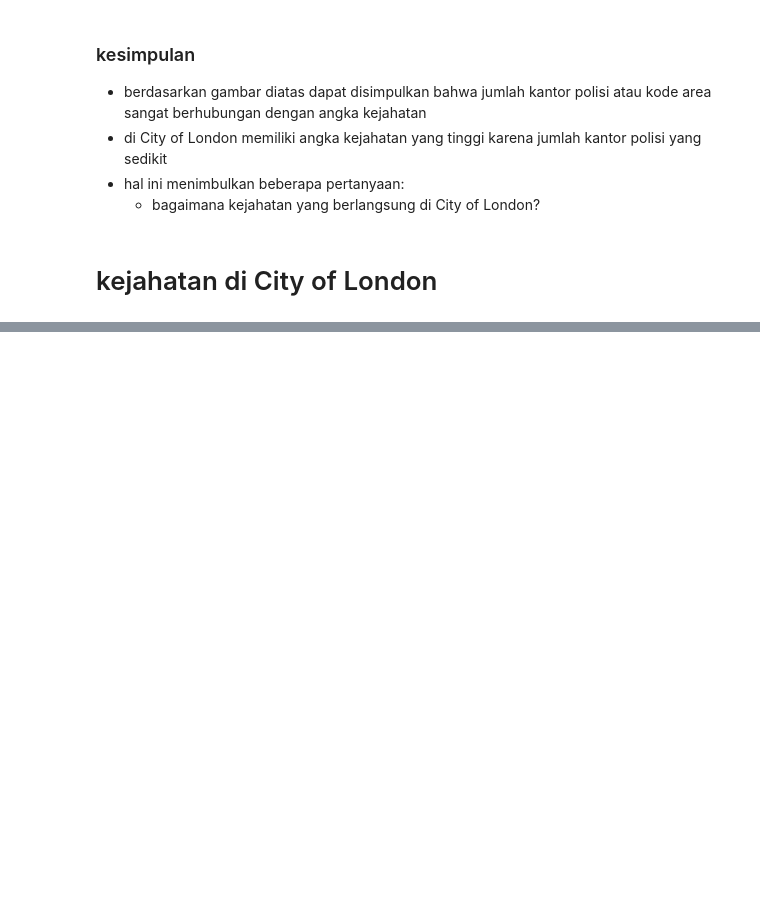
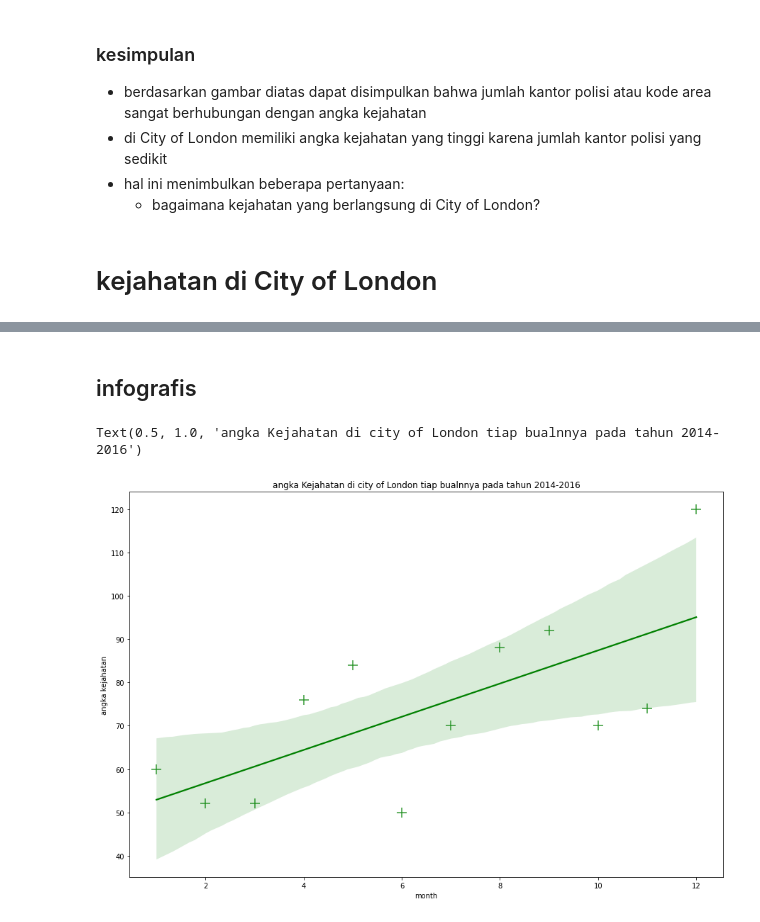
Before and after one commit to ainajefelina/Studi-Independen, a Jupyter notebook: Assignment 1/Percobaan 3/bismillah.ipynb, the cells around one changed output, grey strips where cells are left out. Cells and saved outputs as stored; diff of their text form; code cells hidden in the pictures; blank space fills up the shorter version.

```diff
--- a/Assignment 1/Percobaan 3/bismillah.ipynb
+++ b/Assignment 1/Percobaan 3/bismillah.ipynb
@@ -556,0 +608,8 @@ plt.show()
+# %%
+df_15.reset_index(inplace=True)
+df_15.set_index('borough', inplace=True)
+df_city_15=df_15.loc['City of London']
+tiap_bulan_15=df_city_15.groupby('month').sum()
+tiap_bulan_15.drop(['year'], axis=1, inplace=True)
+tiap_bulan_15.reset_index(inplace=True)
+tiap_bulan_15
@@ -556,0 +630,8 @@ plt.show()
+# %%
+df_16.reset_index(inplace=True)
+df_16.set_index('borough', inplace=True)
+df_city_16=df_16.loc['City of London']
+tiap_bulan_16=df_city_16.groupby('month').sum()
+tiap_bulan_16.drop(['year'], axis=1, inplace=True)
+tiap_bulan_16.reset_index(inplace=True)
+tiap_bulan_16
@@ -556,0 +652,7 @@ plt.show()
+# %%
+df_city_14_16=pd.DataFrame({'month':tiap_bulan_14['month'],
+                                                    '2014':tiap_bulan_14['value'],
+                                                    '2015':tiap_bulan_15['value'],
+                                                    '2016':tiap_bulan_16['value']})
+df_city_14_16.set_index('month', inplace=True)
+df_city_14_16
@@ -556,0 +674,13 @@ plt.show()
+# %%
+df_city_14_16['total']=df_city_14_16.sum(axis=1)
+df_city_14_16.reset_index(inplace=True)
+# %% [markdown]
+## infografis
+# %%
+plt.figure(figsize=(15, 10))
+ax = sns.regplot(x='month', y='total', data=df_city_14_16, color='g', marker='+', scatter_kws={'s': 200})
+ax.set(xlabel='month', ylabel='angka kejahatan')
+ax.set_title('angka Kejahatan di city of London tiap bualnnya pada tahun 2014-2016')
+# %% [output]
+Text(0.5, 1.0, 'angka Kejahatan di city of London tiap bualnnya pada tahun 2014-2016')
+[figure, added]
```
Also changed, not shown: parts of 12 cells of this notebook.
